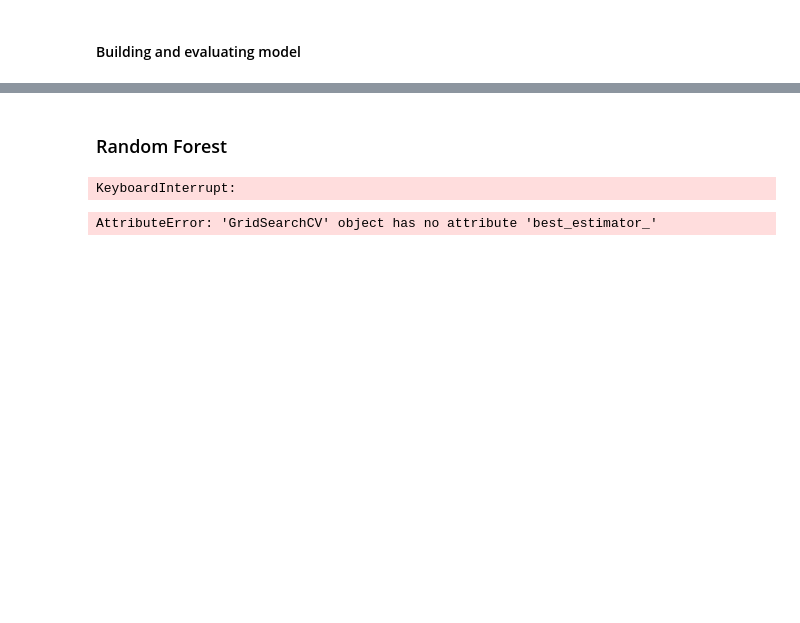
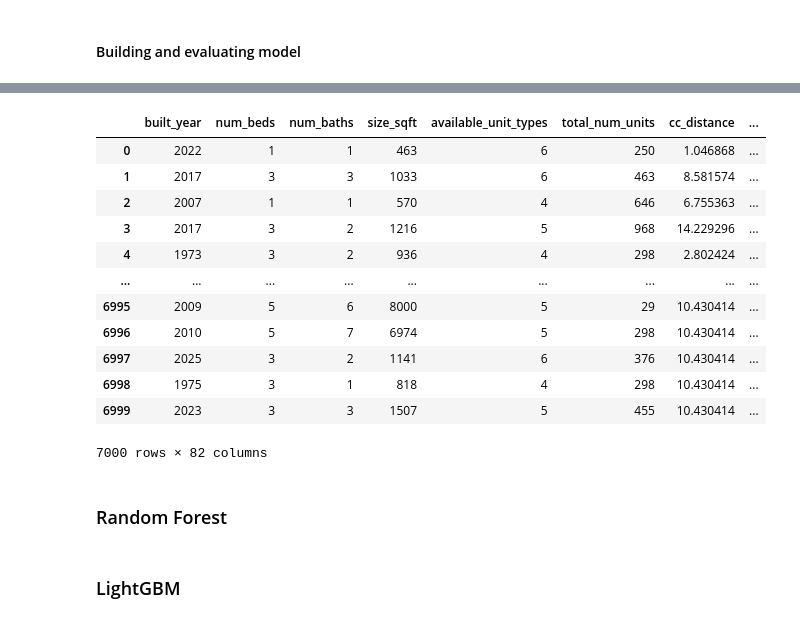
Before and after one commit to ryanchwong/is5126, a Jupyter notebook: nandar-soe.ipynb, the cells around one changed output, grey strips where cells are left out. Drawn from its saved outputs; the diff is of its cells as text; code cells hidden in the pictures; blank space fills up the shorter version.

```diff
--- a/nandar-soe.ipynb
+++ b/nandar-soe.ipynb
@@ -911,0 +931,16 @@ Mean MAE: 253572.540 (13699.704)
+# %%
+X_test_raw
+# %% [output]
+|  | built_year | num_beds | num_baths | size_sqft | available_unit_types | total_num_units | cc_distance | ... |
+| 0 | 2022 | 1 | 1 | 463 | 6 | 250 | 1.046868 | ... |
+| 1 | 2017 | 3 | 3 | 1033 | 6 | 463 | 8.581574 | ... |
+| 2 | 2007 | 1 | 1 | 570 | 4 | 646 | 6.755363 | ... |
+| 3 | 2017 | 3 | 2 | 1216 | 5 | 968 | 14.229296 | ... |
+| 4 | 1973 | 3 | 2 | 936 | 4 | 298 | 2.802424 | ... |
+| ... | ... | ... | ... | ... | ... | ... | ... | ... |
+| 6995 | 2009 | 5 | 6 | 8000 | 5 | 29 | 10.430414 | ... |
+| 6996 | 2010 | 5 | 7 | 6974 | 5 | 298 | 10.430414 | ... |
+| 6997 | 2025 | 3 | 2 | 1141 | 6 | 376 | 10.430414 | ... |
+| 6998 | 1975 | 3 | 1 | 818 | 4 | 298 | 10.430414 | ... |
+| 6999 | 2023 | 3 | 3 | 1507 | 5 | 455 | 10.430414 | ... |
+7000 rows × 82 columns
@@ -916,9 +953,9 @@ from random import random
 from sklearn.ensemble import RandomForestRegressor
 rf_grid_parameters = [
     { # Tree
-        'n_estimators': list(range(50,300,50)),
+        'n_estimators': list(range(100,300,100)),
         'criterion': ['squared_error'],
-        'max_depth': list(range(1,10,1)),
+        'max_depth': list(range(1,10,2)),
         'min_samples_split': list(range(2,10,2)),
         'min_samples_leaf': list(range(1,5,1)),
         'max_features': ['sqrt', 'log2'],
@@ -930,9 +967,5 @@ dt_grid = GridSearchCV(estimator=regressor, param_grid=rf_grid_parameters, cv=cv
 
 # fitting the model for grid search
 dt_grid_search=dt_grid.fit(X_train_raw, y_train_raw)
-# %% [output]
-KeyboardInterrupt:
-# %%
-dt_grid.best_estimator_
-# %% [output]
-AttributeError: 'GridSearchCV' object has no attribute 'best_estimator_'
+# %% [markdown]
+### LightGBM
```
Also changed, not shown: parts of 21 cells of this notebook, 4 other files.
